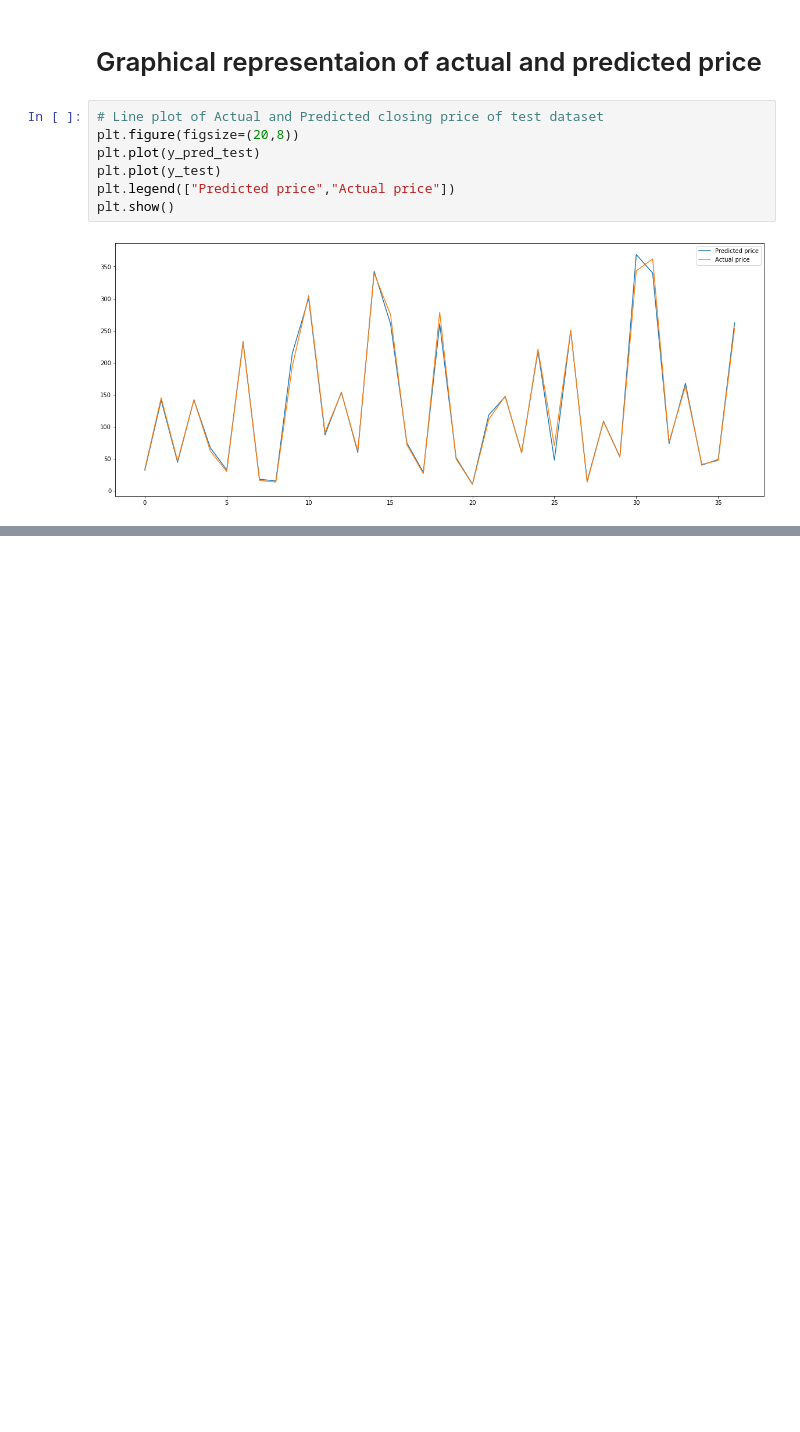
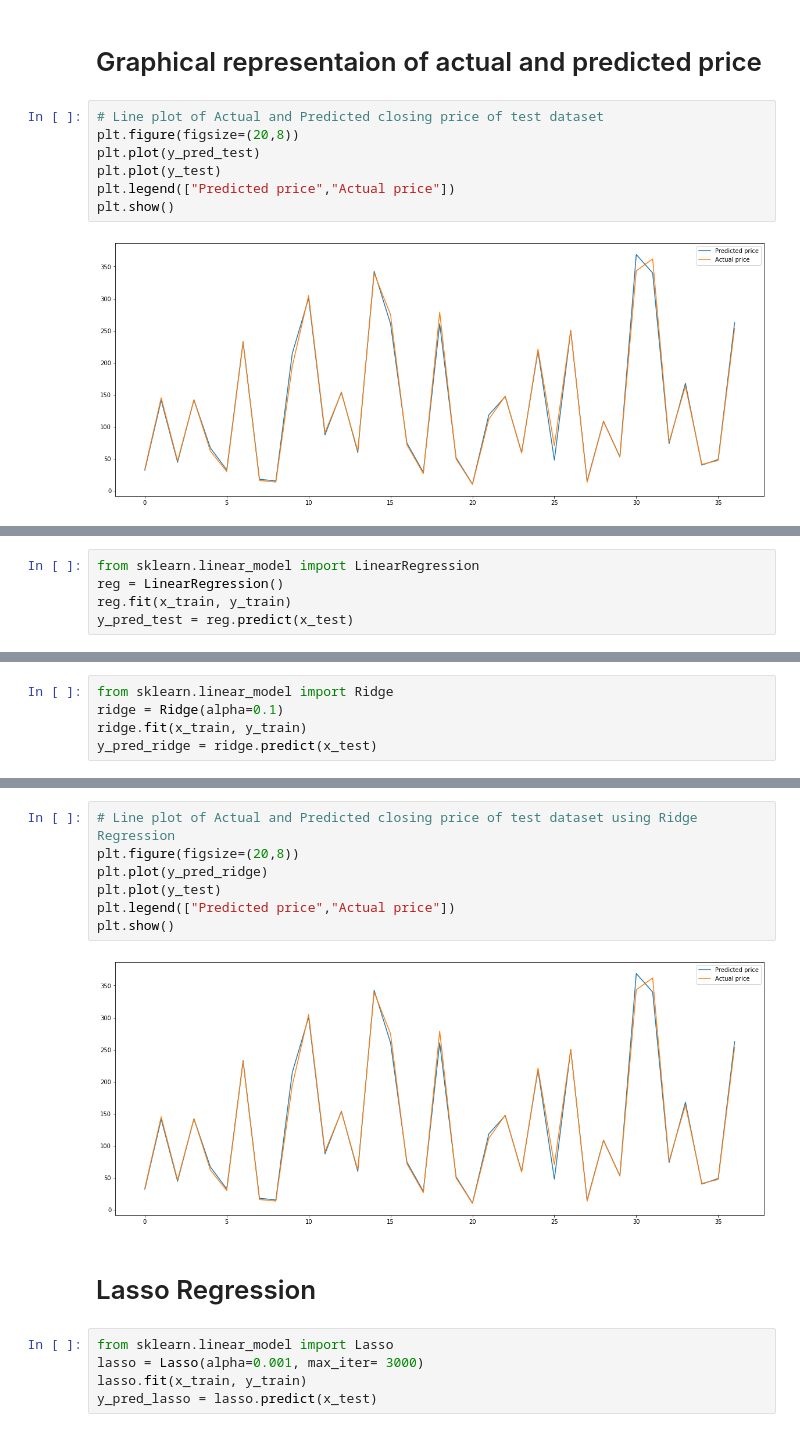
Before and after one commit to mukul9155/Yes-bank-closing-price-prediction, a Jupyter notebook: Yes_bank_close_price_prediction.ipynb, the cells around one changed output, grey strips where cells are left out. Saved outputs shown, nothing was run; the diff lists cells and outputs as text; blank space fills up the shorter version.

```diff
--- a/Yes_bank_close_price_prediction.ipynb
+++ b/Yes_bank_close_price_prediction.ipynb
@@ -517,0 +569,5 @@ plt.show()
+# %%
+from sklearn.linear_model import LinearRegression
+reg = LinearRegression()
+reg.fit(x_train, y_train)
+y_pred_test = reg.predict(x_test)
@@ -517,0 +597,5 @@ plt.show()
+# %%
+from sklearn.linear_model import Ridge
+ridge = Ridge(alpha=0.1)
+ridge.fit(x_train, y_train)
+y_pred_ridge = ridge.predict(x_test)
@@ -517,0 +614,16 @@ plt.show()
+# %%
+# Line plot of Actual and Predicted closing price of test dataset using Ridge Regression
+plt.figure(figsize=(20,8))
+plt.plot(y_pred_ridge)
+plt.plot(y_test)
+plt.legend(["Predicted price","Actual price"])
+plt.show()
+# %% [output]
+[figure, added]
+# %% [markdown]
+# Lasso Regression
+# %%
+from sklearn.linear_model import Lasso
+lasso = Lasso(alpha=0.001, max_iter= 3000)
+lasso.fit(x_train, y_train)
+y_pred_lasso = lasso.predict(x_test)
```
Also changed, not shown: parts of 23 cells of this notebook.
